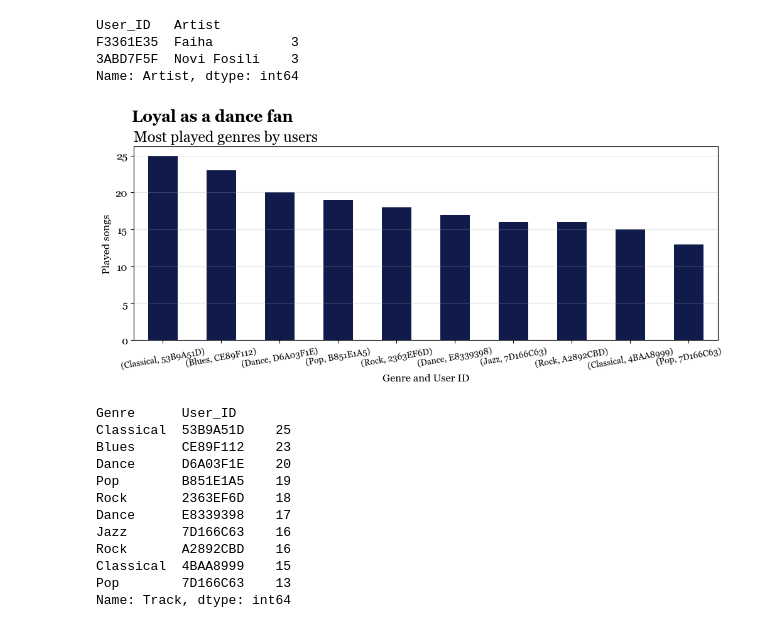
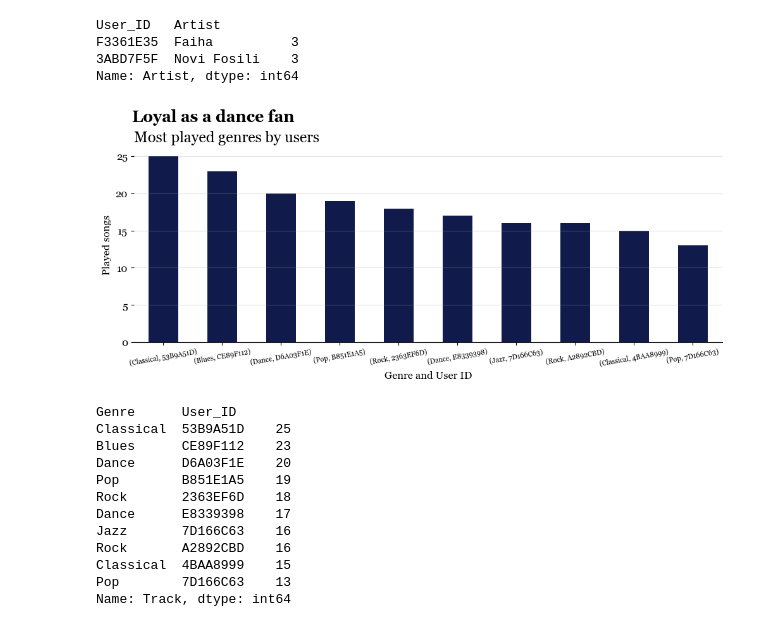
Before and after one commit to juanramosdataexpert/SonidosUrbanos, a Jupyter notebook: Notebooks/EDA.ipynb, the cells around one changed output. Drawn from its saved outputs; the diff is of its cells as text; code cells hidden in the pictures.

```diff
--- a/Notebooks/EDA.ipynb
+++ b/Notebooks/EDA.ipynb
@@ -102,9 +95,9 @@ plt.xlabel('Track')
 plt.grid(True, color=juan_colors[2], axis='y',
          alpha=0.3)
 plt.xticks(rotation=10, size=8)
+ax.spines[['top', 'right', 'left']].set_visible(False)
 plt.show()
 
 # Show the count in a table
 df['Track_n_Artist'].value_counts().iloc[0:11]
-df.drop(columns=['Track_n_Artist'], inplace=True)
 # %% [output]
@@ -293,26 +294,28 @@ F3361E35  Faiha          3
 Name: Artist, dtype: int64
 # %%
 # Find favorite genres by user
-favorite_genres = df[df['Genre'] != 'Nan'].groupby(['Genre', 'User_ID'])['Track'].count().sort_values(ascending=False)
+favorite_genres = df[df['Genre'] != 'Unknown'].groupby(
+    ['Genre', 'User_ID'])['Track'].count().sort_values(ascending=False)
 
 fig, ax = plt.subplots(figsize=[12, 4])
 favorite_genres.head(10) \
     .plot.bar(color=juan_colors[0], ax=ax)
 plt.suptitle('Loyal as a dance fan', ha='left',
              size=18, weight='bold', x=0.123, y=1.03)
 plt.title('Most played genres by users', loc='left',
           size=17)
 plt.xlabel('Genre and User ID')
-plt.xticks(rotation=10, size=10)
+plt.xticks(rotation=10, size=8)
 plt.ylabel('Played songs')
 plt.grid(True, color=juan_colors[2],
          axis='y', alpha=0.3)
+ax.spines[['top', 'left', 'right']].set_visible(False)
 plt.show()
 
 # Show the count in a table
 favorite_genres.head(10)
 # %% [output]
-[figure, old version]
+[figure, new version]
 Genre      User_ID
 Classical  53B9A51D    25
 Blues      CE89F112    23
```
Also changed, not shown: parts of 23 cells of this notebook, 2 other files.
